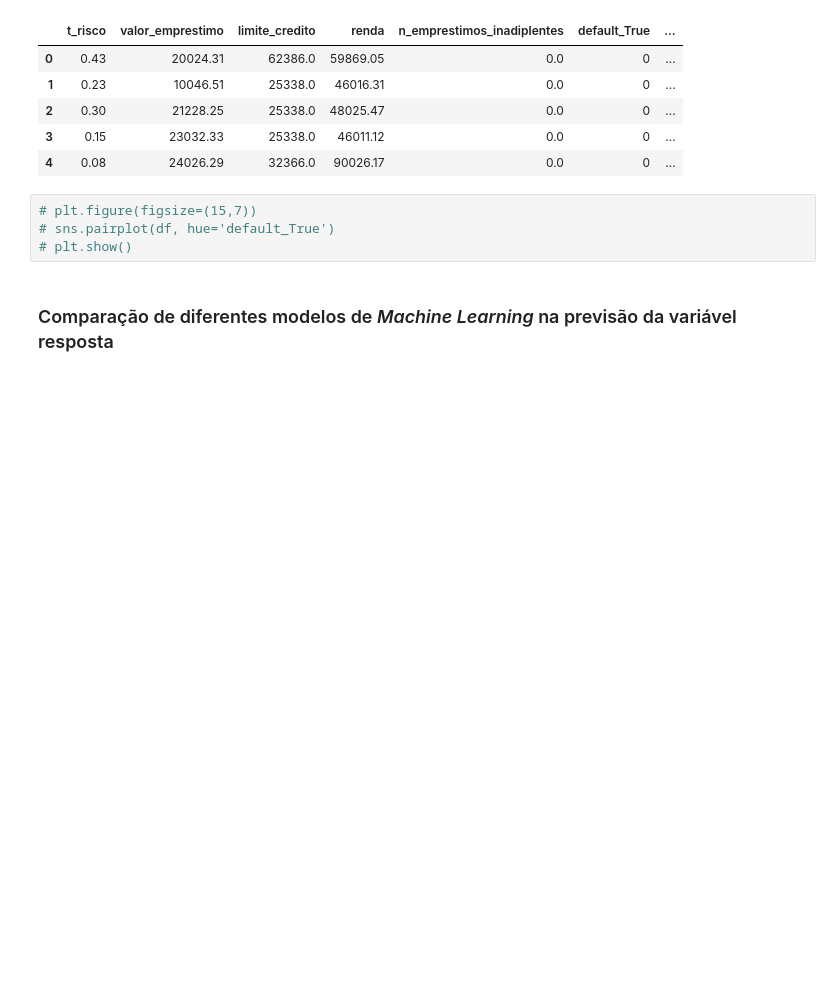
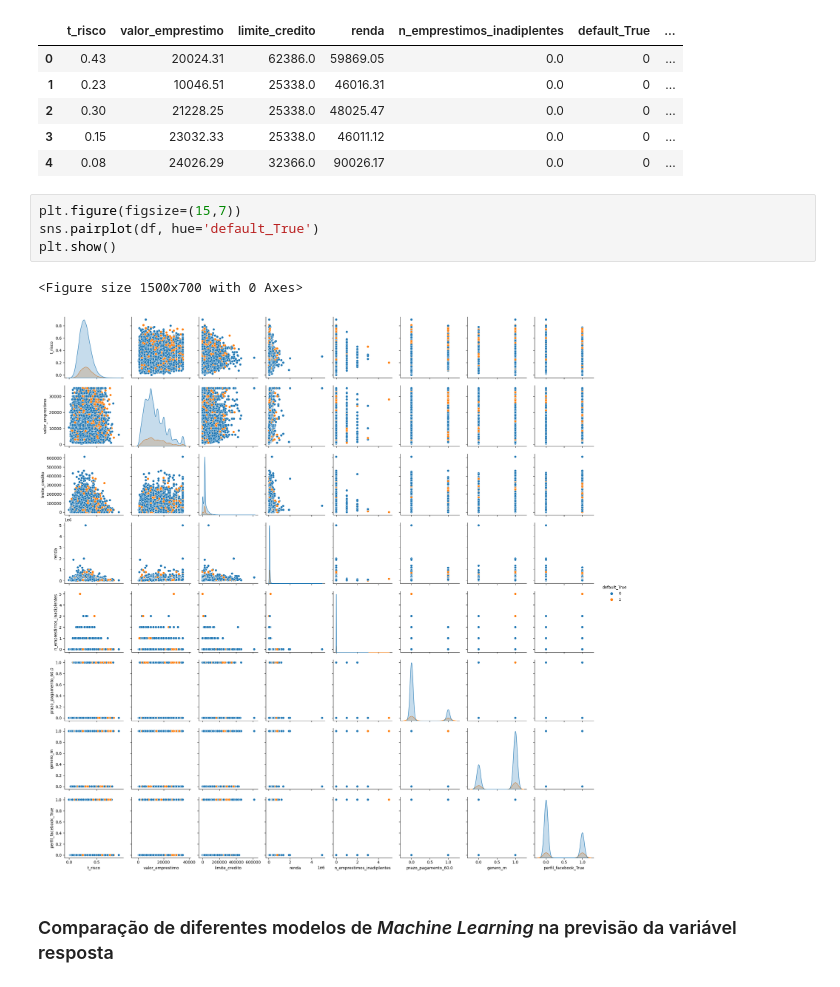
Before and after one commit to jefersonmglh/analise-credito, a Jupyter notebook: analise_de_credito.ipynb, the cells around one changed output. Cells and saved outputs as stored; diff of their text form; blank space fills up the shorter version.

```diff
--- a/analise_de_credito.ipynb
+++ b/analise_de_credito.ipynb
@@ -329,9 +329,12 @@ df.head()
 | 3 | 0.15 | 23032.33 | 25338.0 | 46011.12 | 0.0 | 0 | ... |
 | 4 | 0.08 | 24026.29 | 32366.0 | 90026.17 | 0.0 | 0 | ... |
 # %%
-# plt.figure(figsize=(15,7))
-# sns.pairplot(df, hue='default_True')
-# plt.show()
+plt.figure(figsize=(15,7))
+sns.pairplot(df, hue='default_True')
+plt.show()
+# %% [output]
+<Figure size 1500x700 with 0 Axes>
+[figure, added]
 # %% [markdown]
 ###    Comparação de diferentes modelos de <em> Machine Learning </em> na previsão da variável resposta
 # %%
```
Also changed, not shown: parts of 2 cells of this notebook.
